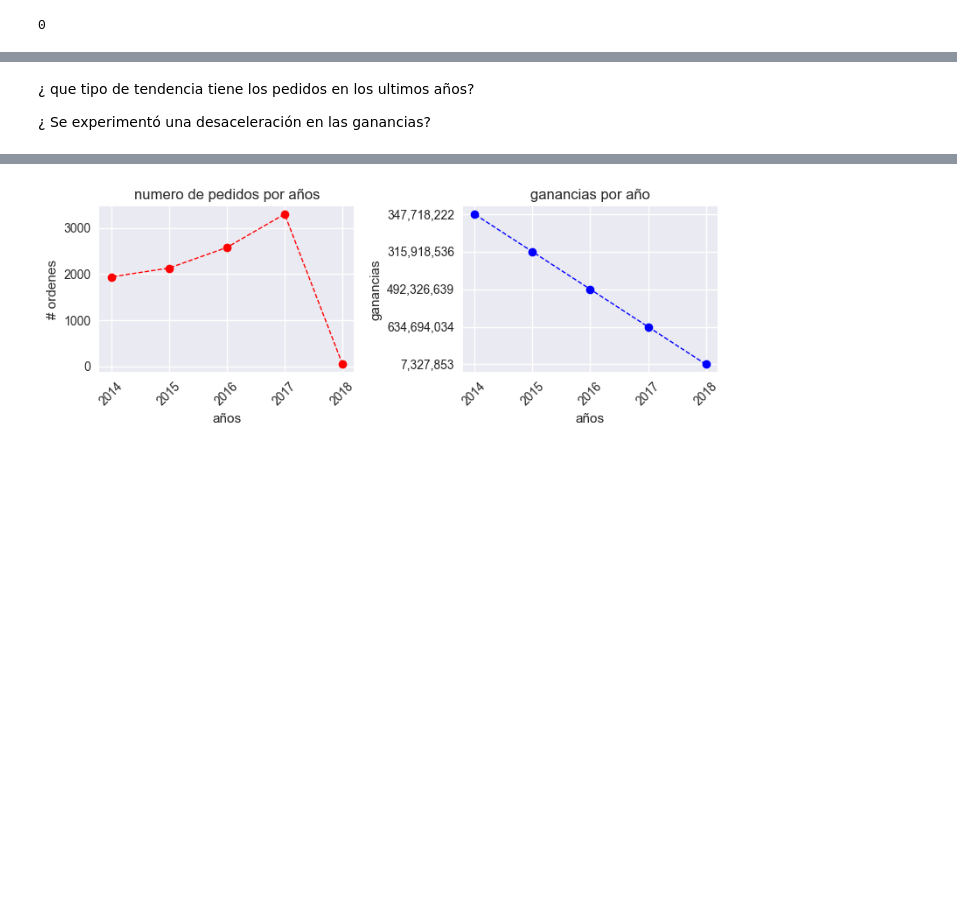
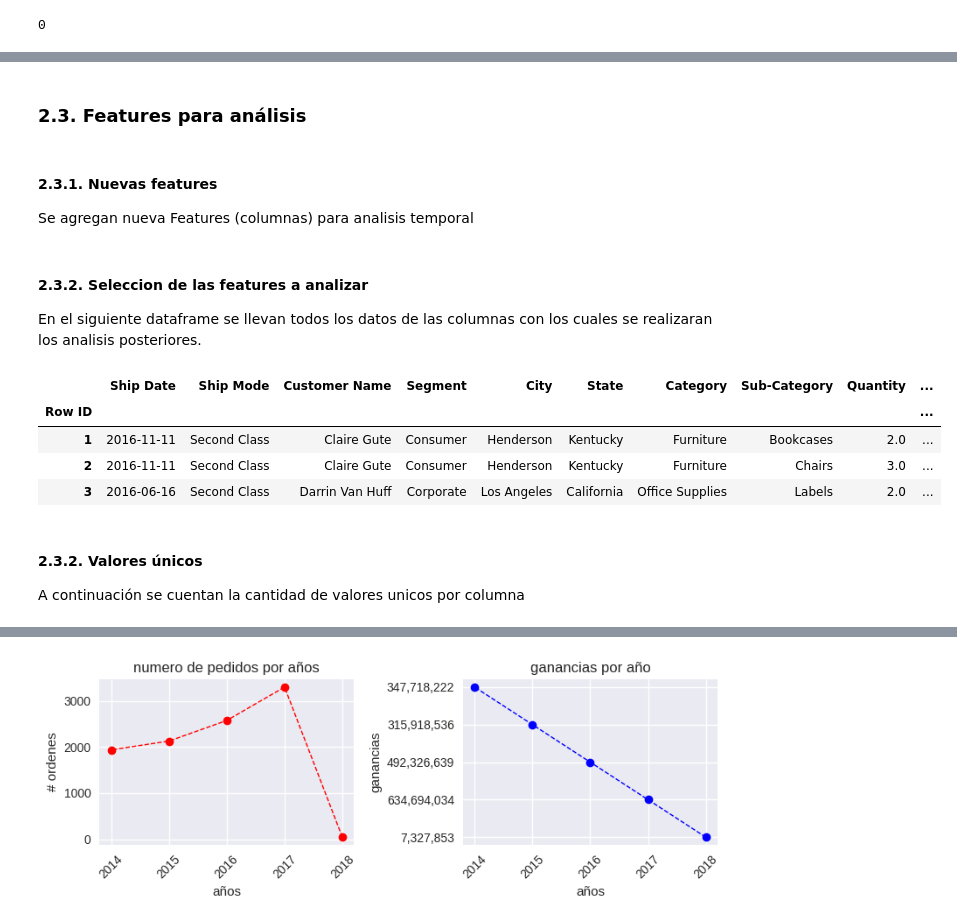
Before and after one commit to repos-especializacion-UdeA/tarea-fundamentos, a Jupyter notebook: entrega_udea.ipynb, the cells around one changed output, grey strips where cells are left out. Cells and saved outputs as stored; diff of their text form; code cells hidden in the pictures; blank space fills up the shorter version.

```diff
--- a/entrega_udea.ipynb
+++ b/entrega_udea.ipynb
@@ -245,4 +198,6 @@ años_resumen=años_resumen.iloc[:,[0,1,3]]
-# %% [markdown]
-¿ que tipo de tendencia tiene los pedidos en los ultimos años?
-
-¿ Se experimentó una desaceleración en las ganancias?
+# %% [markdown]
+### 2.3. Features para análisis
+# %% [markdown]
+#### 2.3.1. Nuevas features
+
+Se agregan nueva Features (columnas) para analisis temporal
@@ -248,0 +214,20 @@ años_resumen=años_resumen.iloc[:,[0,1,3]]
+# %% [markdown]
+#### 2.3.2. Seleccion de las features a analizar
+
+En el siguiente dataframe se llevan todos los datos de las columnas con los cuales se realizaran los analisis posteriores.
+# %%
+# se borra pais por que solo tiene un solo country
+df__=df.loc[:,['Ship Date','Ship Mode','Customer Name','Segment','City','State','Category','Sub-Category','Quantity','Profit']]
+df__=tiempo(df__)
+# Se verifica que el dataframe se haya actualizado con las nuevas features
+df__.head(3)
+# %% [output]
+|  | Ship Date | Ship Mode | Customer Name | Segment | City | State | Category | Sub-Category | Quantity | ... |
+| Row ID |  |  |  |  |  |  |  |  |  | ... |
+| 1 | 2016-11-11 | Second Class | Claire Gute | Consumer | Henderson | Kentucky | Furniture | Bookcases | 2.0 | ... |
+| 2 | 2016-11-11 | Second Class | Claire Gute | Consumer | Henderson | Kentucky | Furniture | Chairs | 3.0 | ... |
+| 3 | 2016-06-16 | Second Class | Darrin Van Huff | Corporate | Los Angeles | California | Office Supplies | Labels | 2.0 | ... |
+# %% [markdown]
+#### 2.3.2. Valores únicos
+
+A continuación se cuentan la cantidad de valores unicos por columna
```
Also changed, not shown: parts of 96 cells of this notebook.
